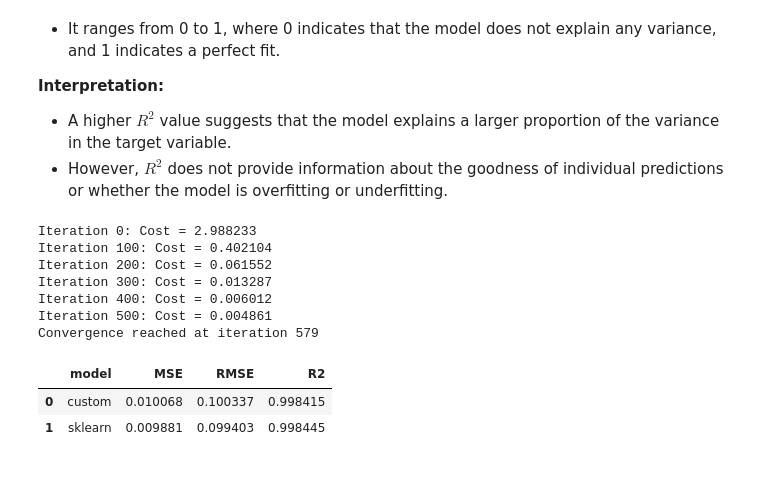
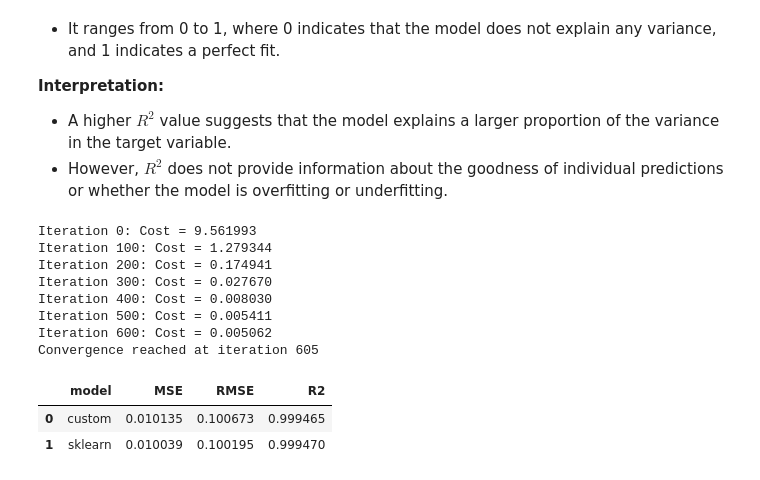
Before and after one commit to viderson/ml_from_scratch, a Jupyter notebook: notebooks/compare_linear_regression.ipynb, the cells around one changed output. Saved outputs shown, nothing was run; the diff lists cells and outputs as text; code cells hidden in the pictures.

```diff
--- a/notebooks/compare_linear_regression.ipynb
+++ b/notebooks/compare_linear_regression.ipynb
@@ -177,41 +177,42 @@ from sklearn.metrics import mean_squared_error, mean_absolute_error, r2_score as
 from mlfs.preprocessing import train_test_split, standardize
 
 
-X, y = generate_data(1000)
+X, y = generate_data(10000)
 X_train, X_test, y_train, y_test = train_test_split(X,y)
 
 custom_model = CustomLinearRegression()
 custom_model.fit(X_train, y_train, plot_cost=True)
 sk_model = SklearnLinearRegression()
 sk_model = sk_model.fit(X_train, y_train)
 
 y_pred_custom = custom_model.predict(X_test)
 y_pred_sk     = sk_model.predict(X_test)
 
 mse_c = custom_mse(y_test,y_pred_custom)
 rmse_c = custom_rmse(y_test, y_pred_custom)
 r2_c = custom_r2(y_test, y_pred_custom)
 
 mse_s  = mean_squared_error(y_test, y_pred_sk)
 rmse_s = np.sqrt(mse_s)
 r2_s   = sklearn_r2(y_test, y_pred_sk)
 
 df_results = pd.DataFrame({
     'model': ['custom', 'sklearn'],
     'MSE':   [mse_c, mse_s],
     'RMSE':  [rmse_c, rmse_s],
     'R2':    [r2_c, r2_s]
 })
 
 display(df_results)
 # %% [output]
-Iteration 0: Cost = 2.988233
-Iteration 100: Cost = 0.402104
-Iteration 200: Cost = 0.061552
-Iteration 300: Cost = 0.013287
-Iteration 400: Cost = 0.006012
-Iteration 500: Cost = 0.004861
-Convergence reached at iteration 579
+Iteration 0: Cost = 9.561993
+Iteration 100: Cost = 1.279344
+Iteration 200: Cost = 0.174941
+Iteration 300: Cost = 0.027670
+Iteration 400: Cost = 0.008030
+Iteration 500: Cost = 0.005411
+Iteration 600: Cost = 0.005062
+Convergence reached at iteration 605
 |  | model | MSE | RMSE | R2 |
-| 0 | custom | 0.010068 | 0.100337 | 0.998415 |
-| 1 | sklearn | 0.009881 | 0.099403 | 0.998445 |
+| 0 | custom | 0.010135 | 0.100673 | 0.999465 |
+| 1 | sklearn | 0.010039 | 0.100195 | 0.999470 |
```
Also changed, not shown: parts of 2 cells of this notebook, 3 other files.
